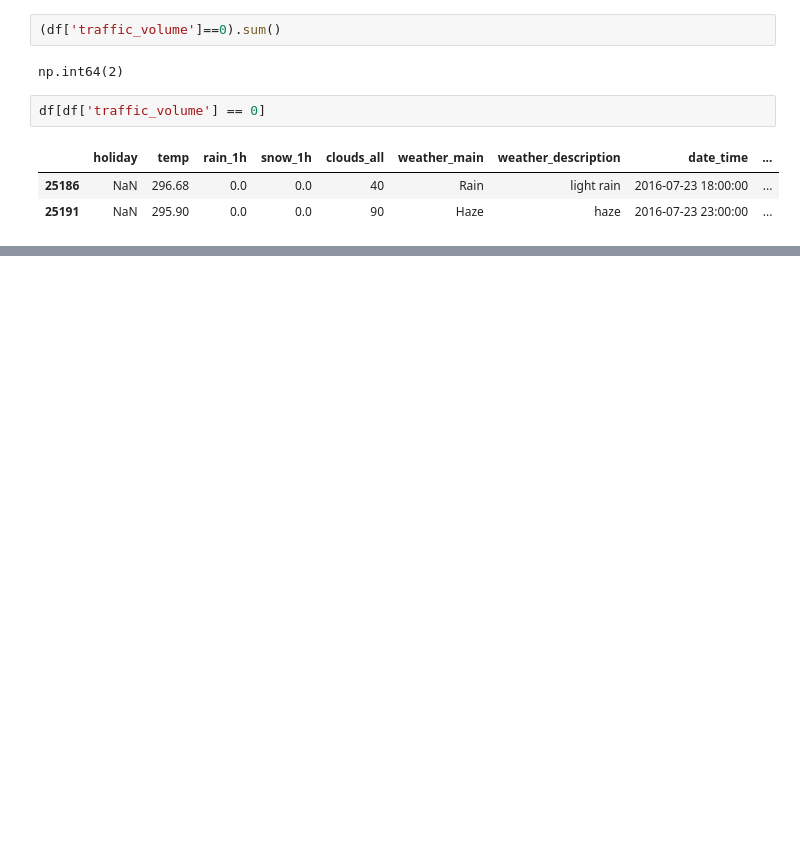
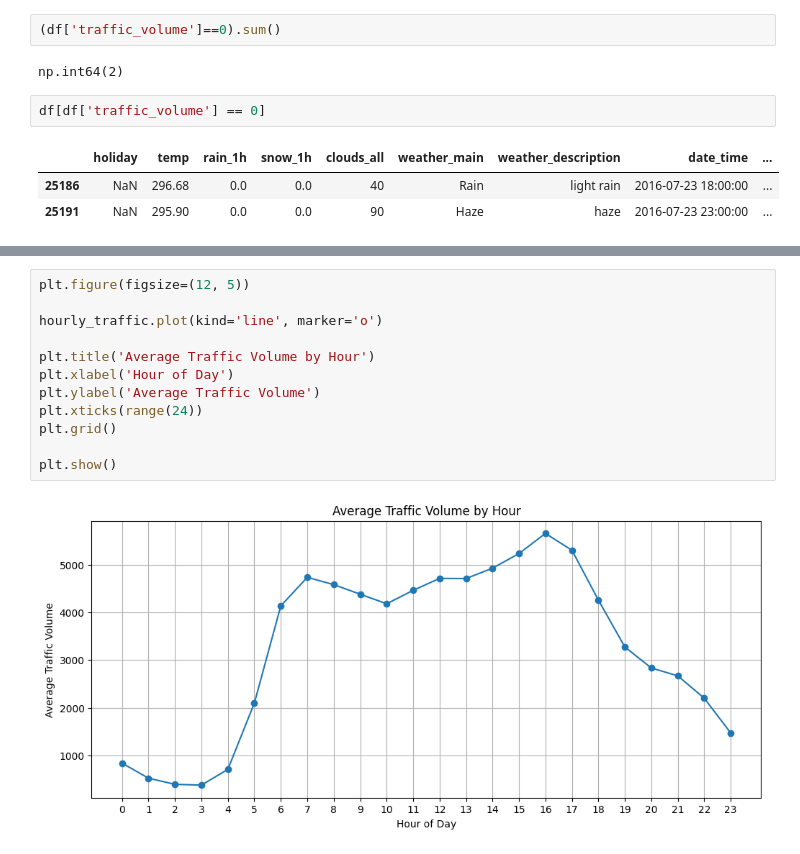
Before and after one commit to Arham-15/traffic-prediction-system, a Jupyter notebook: notebooks/01_data_exploration.ipynb, the cells around one changed output, grey strips where cells are left out. Saved outputs shown, nothing was run; the diff lists cells and outputs as text; blank space fills up the shorter version.

```diff
--- a/notebooks/01_data_exploration.ipynb
+++ b/notebooks/01_data_exploration.ipynb
@@ -490,0 +561,14 @@ df[df['traffic_volume'] == 0]
+# %%
+plt.figure(figsize=(12, 5))
+
+hourly_traffic.plot(kind='line', marker='o')
+
+plt.title('Average Traffic Volume by Hour')
+plt.xlabel('Hour of Day')
+plt.ylabel('Average Traffic Volume')
+plt.xticks(range(24))
+plt.grid()
+
+plt.show()
+# %% [output]
+[figure, added]
```
Also changed, not shown: parts of 51 cells of this notebook.
